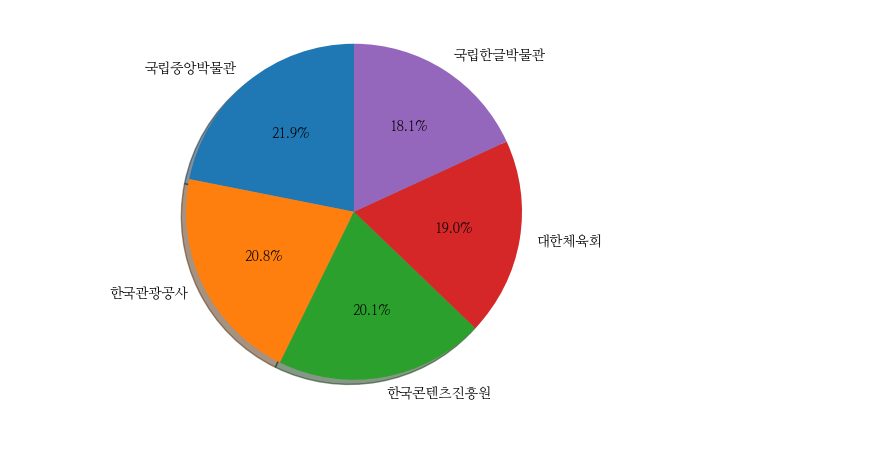
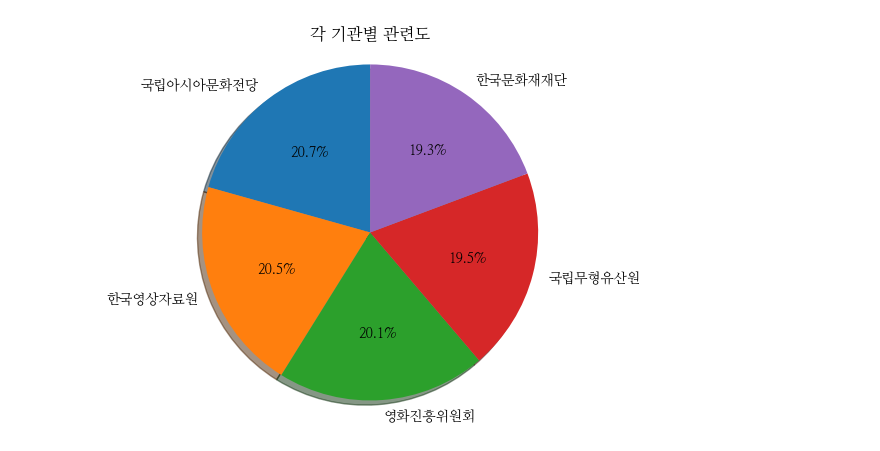
Before and after one commit to dotsnangles/targeted-news-crawling-and-document-retrieval-based-on-similarity-scoring, a Jupyter notebook: visualization.ipynb, the cells around one changed output. Saved outputs shown, nothing was run; the diff lists cells and outputs as text; code cells hidden in the pictures.

```diff
--- a/visualization.ipynb
+++ b/visualization.ipynb
@@ -37,0 +5,10 @@ fm.fontManager.addfont(path=font_location)
+# %%
+crawling_result = pd.read_csv('results/v3/영화_문화체육관광부_명필름_crawled.csv')
+top_of_business_news_contents = pd.read_csv('results/v3/top_scored_business_news.csv')
+tops_of_org_news_contents_splits = pd.read_csv('results/v3/list_of_top_scored_org_news.csv')
+result = pd.read_csv('results/v3/top_5_orgs_and_their_news.csv')
+# %%
+save_pie_chart(result)
+save_wordclouds(result)
+# %% [output]
+[figure, added]
@@ -38,8 +26,6 @@ fm.fontManager.addfont(path=font_location)
 # %%
-import matplotlib.pyplot as plt
-
 # Pie chart, where the slices will be ordered and plotted counter-clockwise:
-labels = result.crawling_trg.apply(lambda x: x.split()[0]).tolist()
+labels = result.target.tolist()
 sizes = result.score.tolist()
 explode = (0, 0, 0, 0, 0)  # only "explode" the 2nd slice (i.e. 'Hogs')
 
@@ -47,7 +33,5 @@ fig1, ax1 = plt.subplots()
 ax1.pie(sizes, explode=explode, labels=labels, autopct='%1.1f%%',
         shadow=True, startangle=90)
 ax1.axis('equal')  # Equal aspect ratio ensures that pie is drawn as a circle.
-
-plt.show()
+plt.title('각 기관별 관련도')
+plt.savefig('pie_chart.png')
-# %% [output]
-[figure, removed]
```
Also changed, not shown: parts of 13 cells of this notebook, 9 other files.
